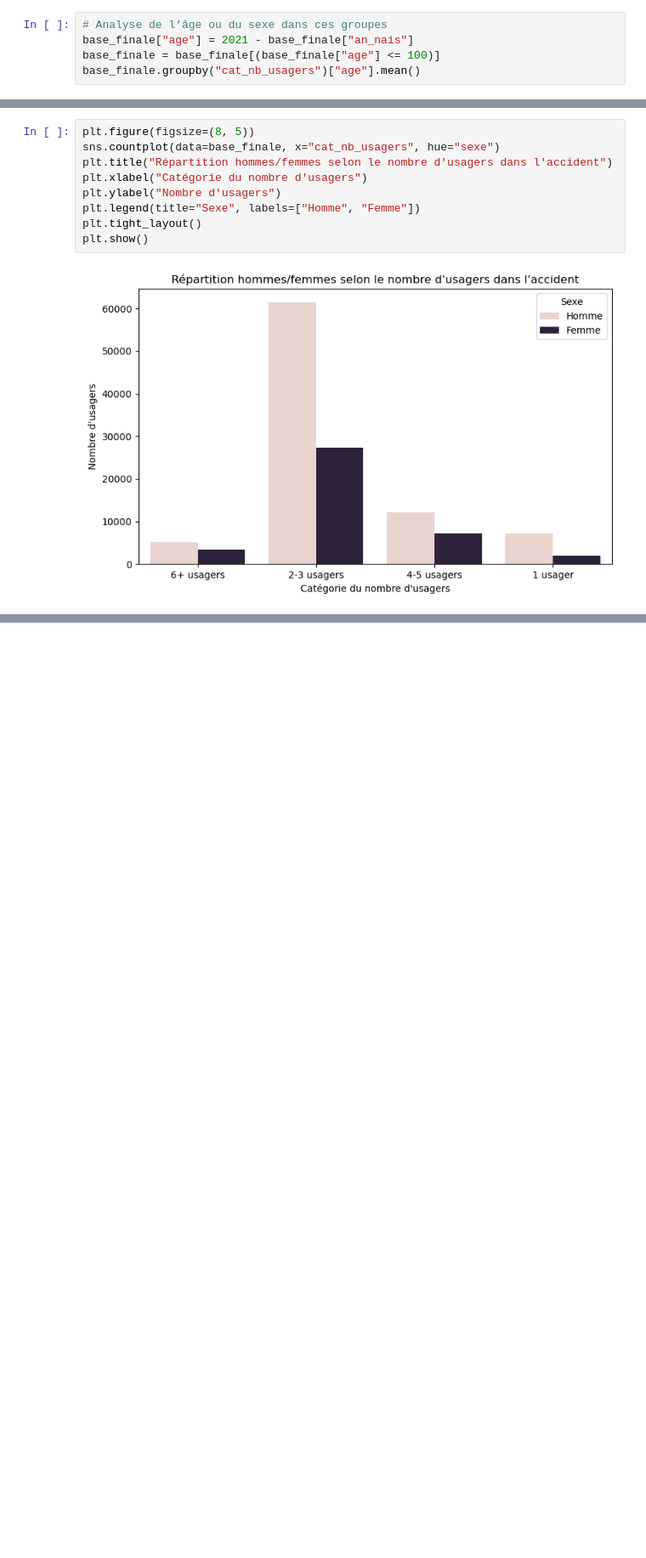
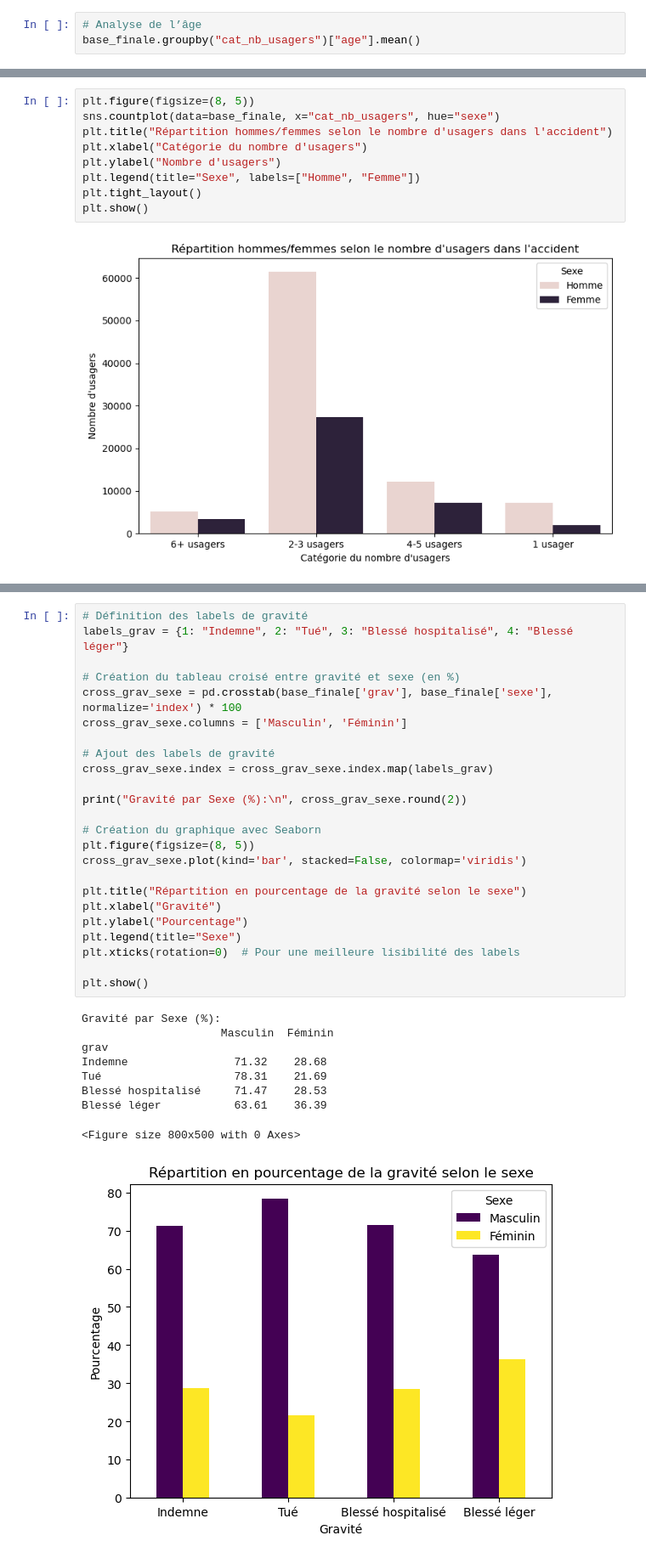
Before and after one commit to Romaric01K/Projet_Tutor-, a Jupyter notebook: Analyse des données.ipynb, the cells around one changed output, grey strips where cells are left out. Shown at 85% size. Drawn from its saved outputs; the diff is of its cells as text; blank space fills up the shorter version.

```diff
--- a/Analyse des données.ipynb
+++ b/Analyse des données.ipynb
@@ -102,7 +163,5 @@ plt.show()
 # %%
-# Analyse de l’âge ou du sexe dans ces groupes
-base_finale["age"] = 2021 - base_finale["an_nais"]
-base_finale = base_finale[(base_finale["age"] <= 100)]
+# Analyse de l’âge
 base_finale.groupby("cat_nb_usagers")["age"].mean()
 # %% [output]
 cat_nb_usagers
@@ -140,0 +244,34 @@ plt.show()
+# %%
+# Définition des labels de gravité
+labels_grav = {1: "Indemne", 2: "Tué", 3: "Blessé hospitalisé", 4: "Blessé léger"}
+
+# Création du tableau croisé entre gravité et sexe (en %)
+cross_grav_sexe = pd.crosstab(base_finale['grav'], base_finale['sexe'], normalize='index') * 100
+cross_grav_sexe.columns = ['Masculin', 'Féminin']
+
+# Ajout des labels de gravité
+cross_grav_sexe.index = cross_grav_sexe.index.map(labels_grav)
+
+print("Gravité par Sexe (%):\n", cross_grav_sexe.round(2))
+
+# Création du graphique avec Seaborn
+plt.figure(figsize=(8, 5))
+cross_grav_sexe.plot(kind='bar', stacked=False, colormap='viridis')
+
+plt.title("Répartition en pourcentage de la gravité selon le sexe")
+plt.xlabel("Gravité")
+plt.ylabel("Pourcentage")
+plt.legend(title="Sexe")
+plt.xticks(rotation=0)  # Pour une meilleure lisibilité des labels
+
+plt.show()
+# %% [output]
+Gravité par Sexe (%):
+                     Masculin  Féminin
+grav
+Indemne                71.32    28.68
+Tué                    78.31    21.69
+Blessé hospitalisé     71.47    28.53
+Blessé léger           63.61    36.39
+<Figure size 800x500 with 0 Axes>
+[figure, added]
```
Also changed, not shown: parts of 36 cells of this notebook, 3 other files.
